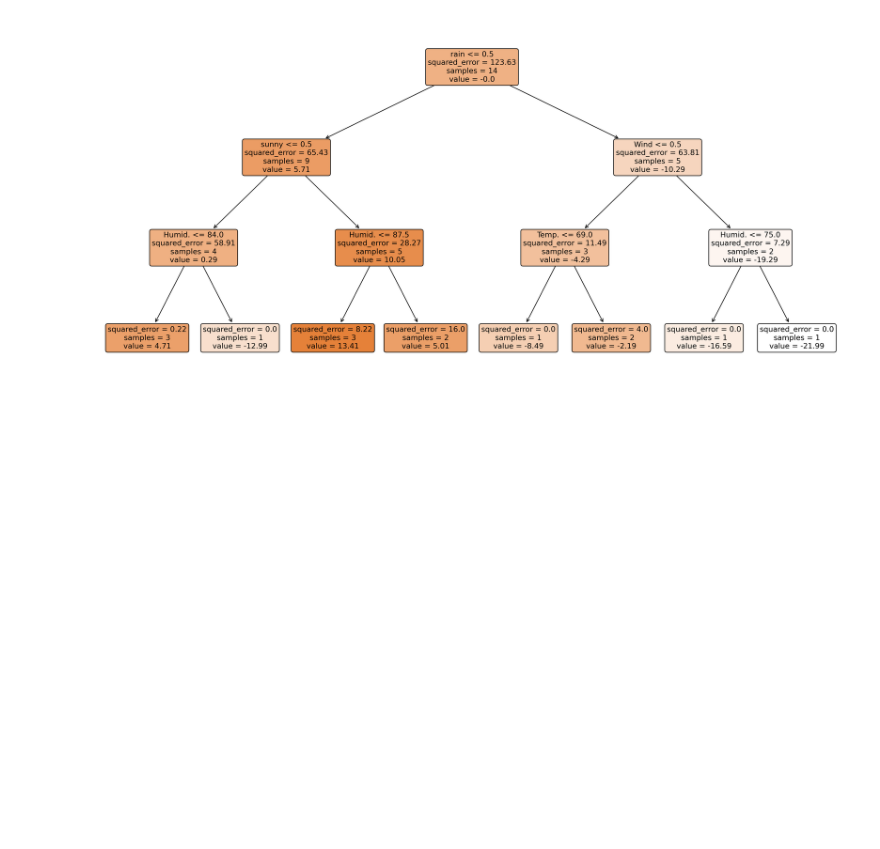
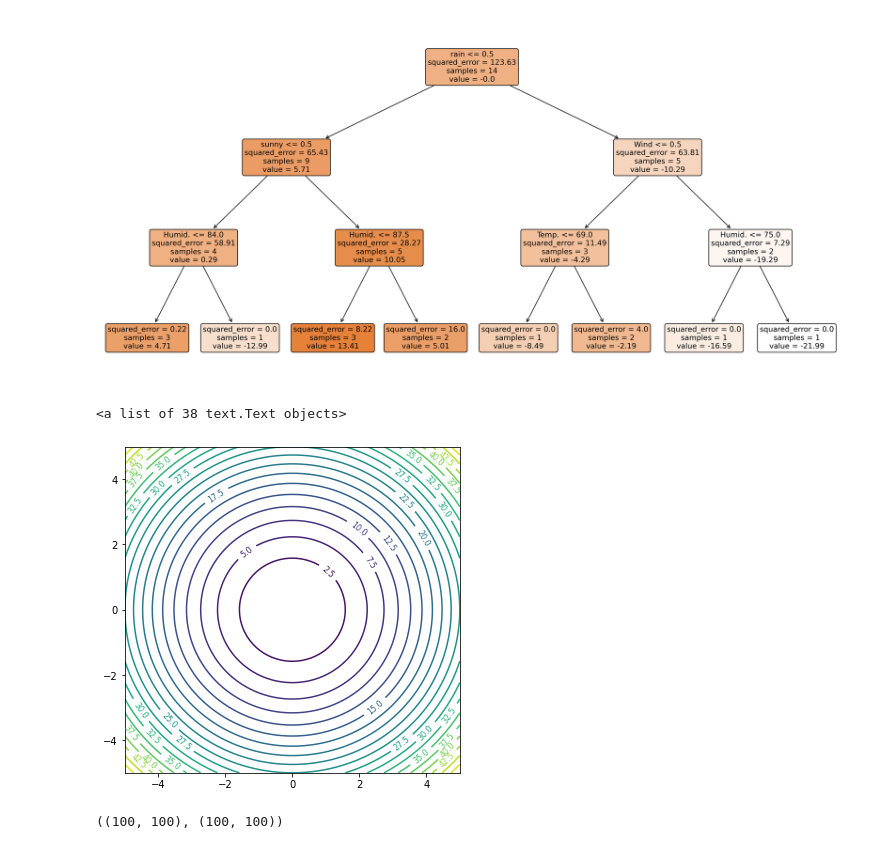
Before and after one commit to getpeped/Projects, a Jupyter notebook: yellow_taxi_trip_records/medium.ipynb, the cells around one changed output. Drawn from its saved outputs; the diff is of its cells as text; code cells hidden in the pictures; blank space fills up the shorter version.

```diff
--- a/yellow_taxi_trip_records/medium.ipynb
+++ b/yellow_taxi_trip_records/medium.ipynb
@@ -153,22 +153,45 @@ plt.show()
 # %%
 import numpy as np
 import matplotlib.pyplot as plt
 
 def f(x, y):
     return x**2 + y**2
 
 def grad_f(x, y):
-    return 2 * x + 2 * y
+    return np.array([2*x, 2*y])
 
-def comp(n_iter, learning_rate, x):
-    points = [x]
-    values = [f(*x)]
+def gradient(n_iter, learn_rate, x0):
+    points = [x0]
+    values = [f(*x0)]
+
+    x = x0
     for i in range(n_iter):
+        x = x - learn_rate * grad_f(*x)
+        points.append(x)
+        values.append(f(*x))
 
-
+    return np.array(points), np.array(values)
 
 n_iter = 20
 learning_rate = 0.1
-x = np.array([5, 5])
+x0 = np.array([5, 5])
 
-points, values = comp(n_iter, learning_rate, x)
+points, values = gradient(n_iter, learning_rate, x0)
+
+for p, v in zip(points, values):
+    # print(f"{p[0]:.2f}\t {p[1]:.2f}\t {v:.2f}")
+    pass
+
+X, Y = np.meshgrid(np.linspace(-5, 5, 100), np.linspace(-5, 5, 100))
+Z = f(X, Y)
+
+fig, ax = plt.subplots(figsize=(6, 6))
+cs = ax.contour(X, Y, Z, cmap='viridis', levels=20)
+ax.clabel(cs, inline=True, fontsize=8)
+# %% [output]
+<a list of 38 text.Text objects>
+[figure, added]
+# %%
+XX.shape, YY.shape
+# %% [output]
+((100, 100), (100, 100))
```
